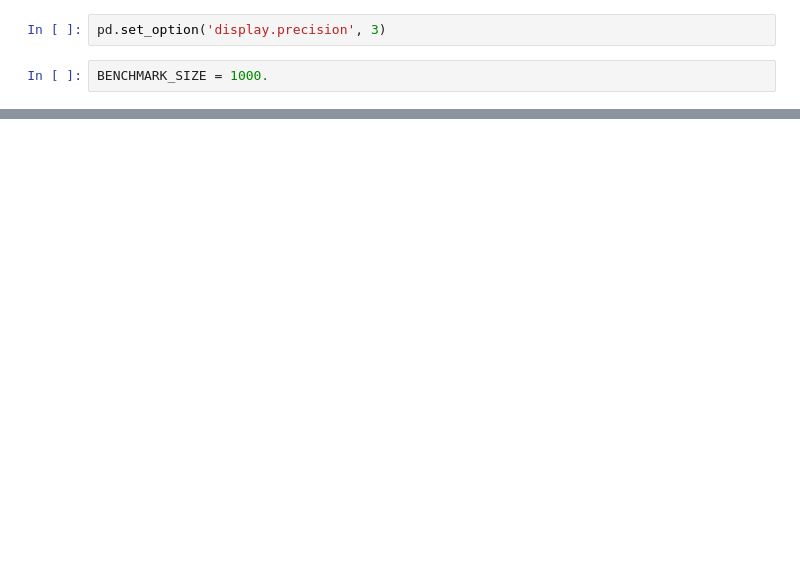
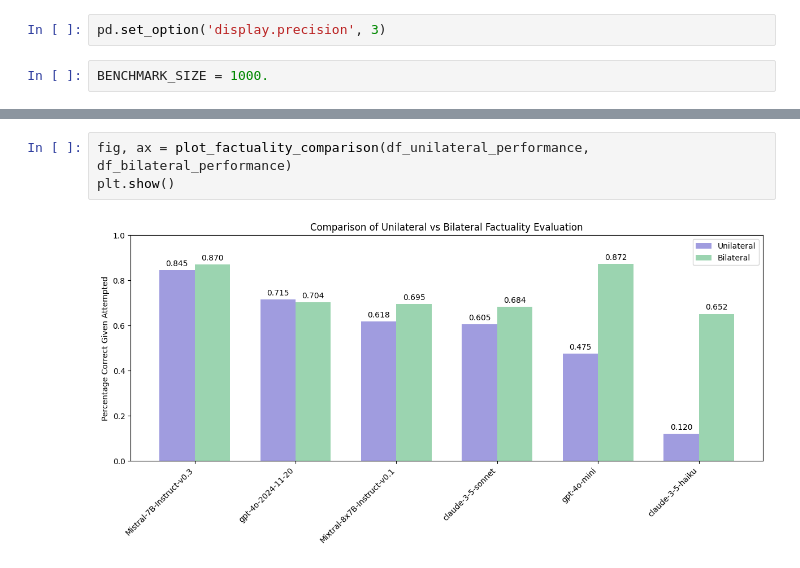
Before and after one commit to bradleypallen/bilateral-factuality-evaluation, a Jupyter notebook: results.ipynb, the cells around one changed output, grey strips where cells are left out. Drawn from its saved outputs; the diff is of its cells as text; blank space fills up the shorter version.

Commit message:
Bar chart in results, additional tweaks

```diff
--- a/results.ipynb
+++ b/results.ipynb
@@ -56,0 +143,5 @@ bilateral_performance(df_bilateral)
+# %%
+fig, ax = plot_factuality_comparison(df_unilateral_performance, df_bilateral_performance)
+plt.show()
+# %% [output]
+[figure, added]
```
Also changed, not shown: parts of 6 cells of this notebook, 4 other files.
